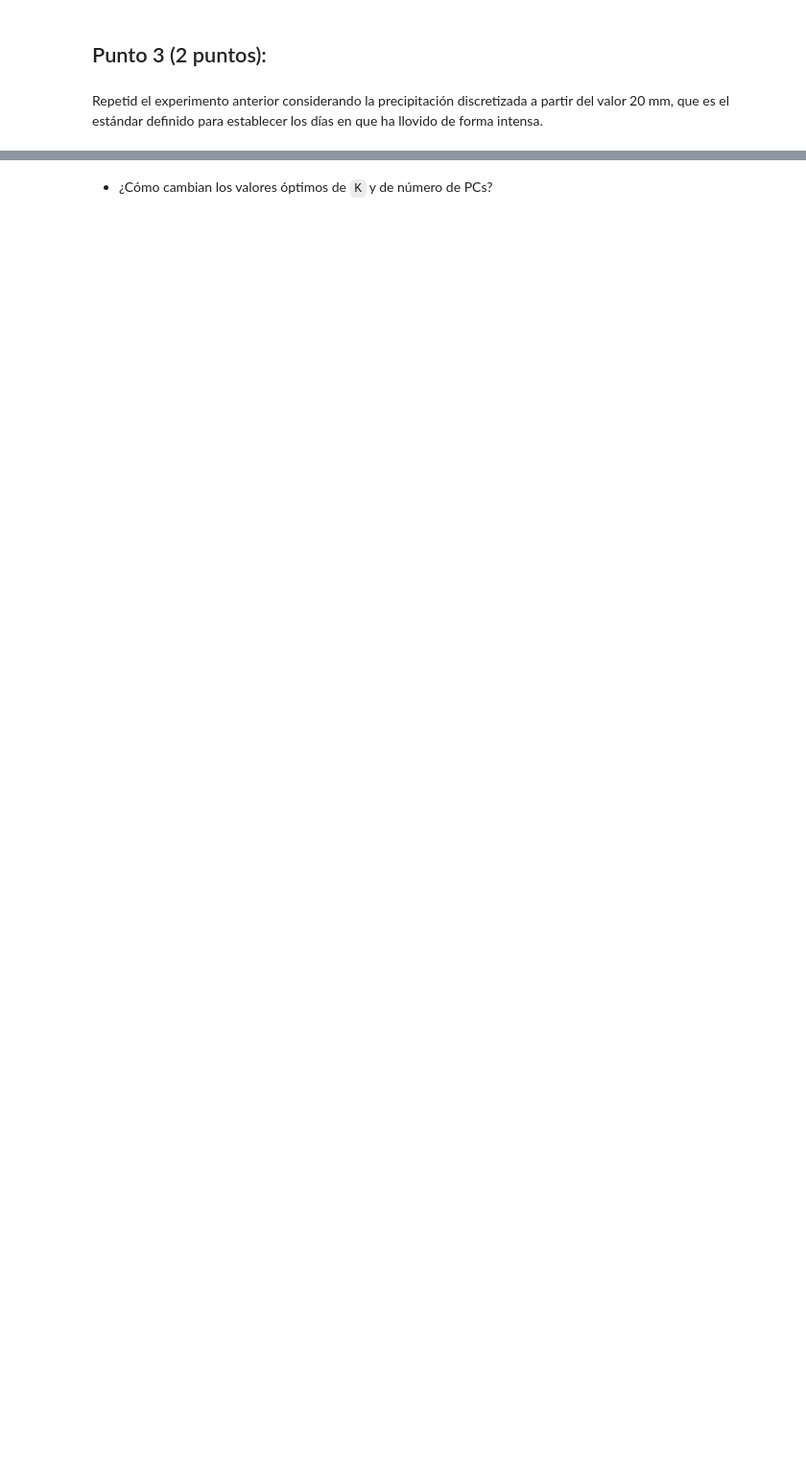
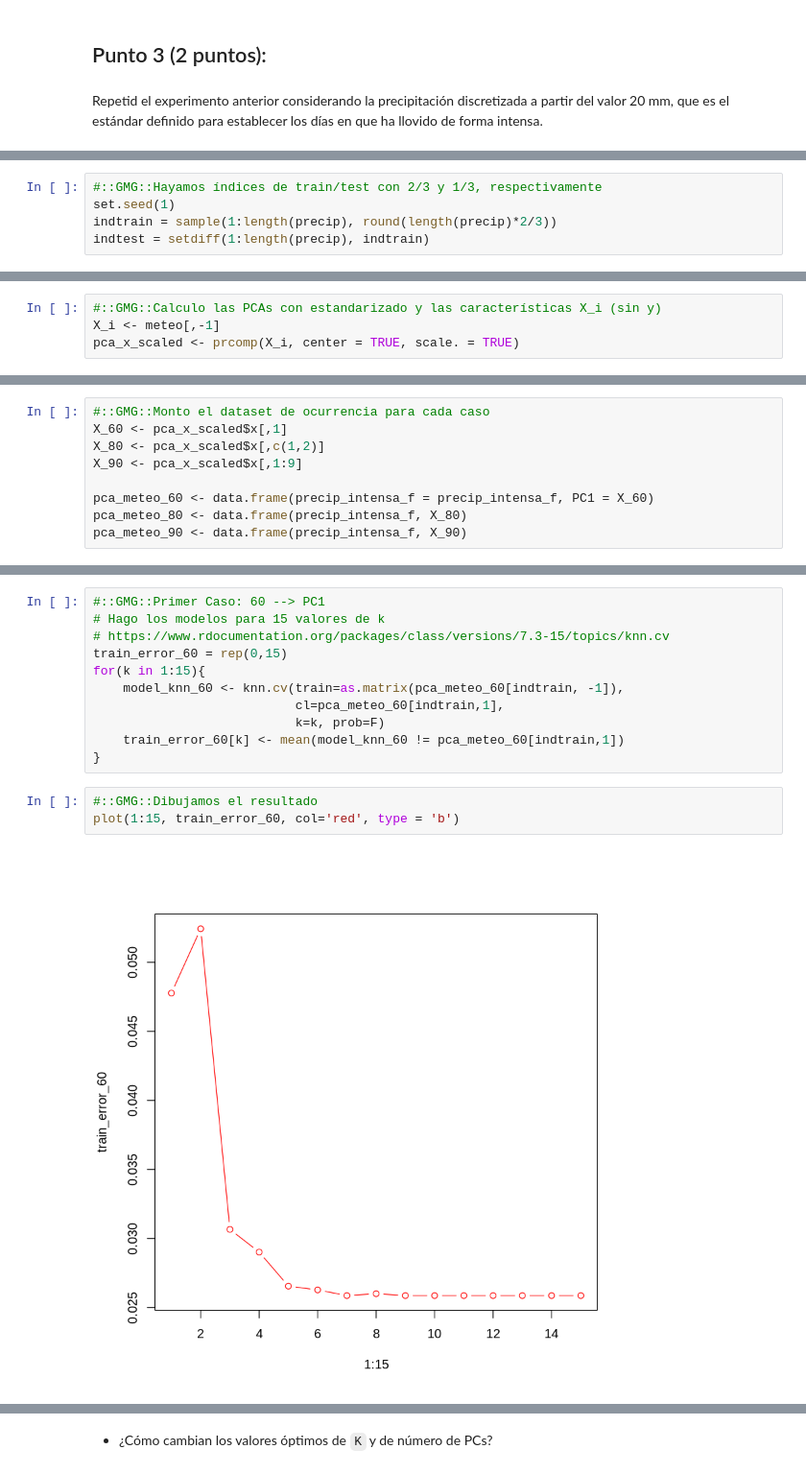
Before and after one commit to yerartdev/uc-m1966-datamining, a Jupyter notebook: d2/T02-m1966-clasificacion-reduccion-dimensionalidad.ipynb, the cells around one changed output, grey strips where cells are left out. Shown at 96% size. Saved outputs shown, nothing was run; the diff lists cells and outputs as text; blank space fills up the shorter version.

Commit message:
m1966 - práctica T02 (pca) - punto 4: caso de precipiatción intensa, train/test KNN (K óptimo/error), imbalanced dataset

```diff
--- a/d2/T02-m1966-clasificacion-reduccion-dimensionalidad.ipynb
+++ b/d2/T02-m1966-clasificacion-reduccion-dimensionalidad.ipynb
@@ -825,0 +845,5 @@ Repetid el experimento anterior considerando la precipitación discretizada a pa
+# %%
+#::GMG::Hayamos índices de train/test con 2/3 y 1/3, respectivamente
+set.seed(1)
+indtrain = sample(1:length(precip), round(length(precip)*2/3))
+indtest = setdiff(1:length(precip), indtrain)
@@ -825,0 +852,4 @@ Repetid el experimento anterior considerando la precipitación discretizada a pa
+# %%
+#::GMG::Calculo las PCAs con estandarizado y las características X_i (sin y)
+X_i <- meteo[,-1]
+pca_x_scaled <- prcomp(X_i, center = TRUE, scale. = TRUE)
@@ -825,0 +884,9 @@ Repetid el experimento anterior considerando la precipitación discretizada a pa
+# %%
+#::GMG::Monto el dataset de ocurrencia para cada caso
+X_60 <- pca_x_scaled$x[,1]
+X_80 <- pca_x_scaled$x[,c(1,2)]
+X_90 <- pca_x_scaled$x[,1:9]
+
+pca_meteo_60 <- data.frame(precip_intensa_f = precip_intensa_f, PC1 = X_60)
+pca_meteo_80 <- data.frame(precip_intensa_f, X_80)
+pca_meteo_90 <- data.frame(precip_intensa_f, X_90)
@@ -825,0 +901,16 @@ Repetid el experimento anterior considerando la precipitación discretizada a pa
+# %%
+#::GMG::Primer Caso: 60 --> PC1
+# Hago los modelos para 15 valores de k
+# https://www.rdocumentation.org/packages/class/versions/7.3-15/topics/knn.cv
+train_error_60 = rep(0,15)
+for(k in 1:15){
+    model_knn_60 <- knn.cv(train=as.matrix(pca_meteo_60[indtrain, -1]),
+                           cl=pca_meteo_60[indtrain,1],
+                           k=k, prob=F)
+    train_error_60[k] <- mean(model_knn_60 != pca_meteo_60[indtrain,1])
+}
+# %%
+#::GMG::Dibujamos el resultado
+plot(1:15, train_error_60, col='red', type = 'b')
+# %% [output]
+[figure, added]
```
Also changed, not shown: parts of 39 cells of this notebook.
